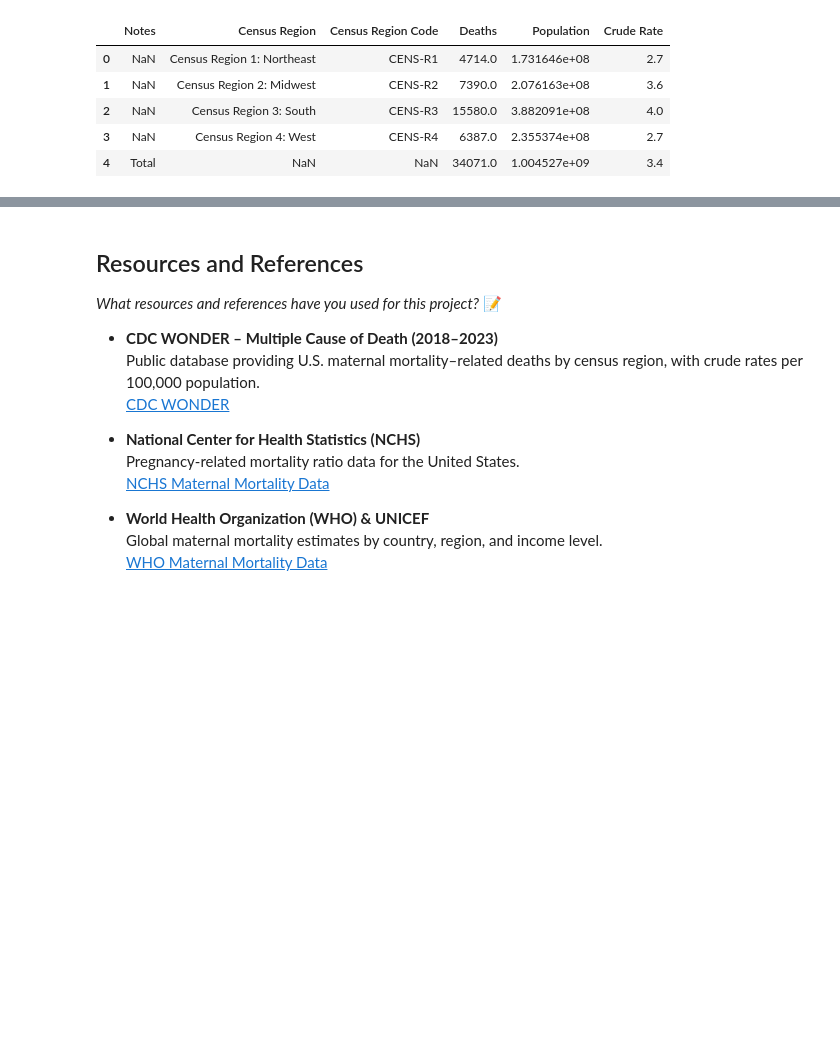
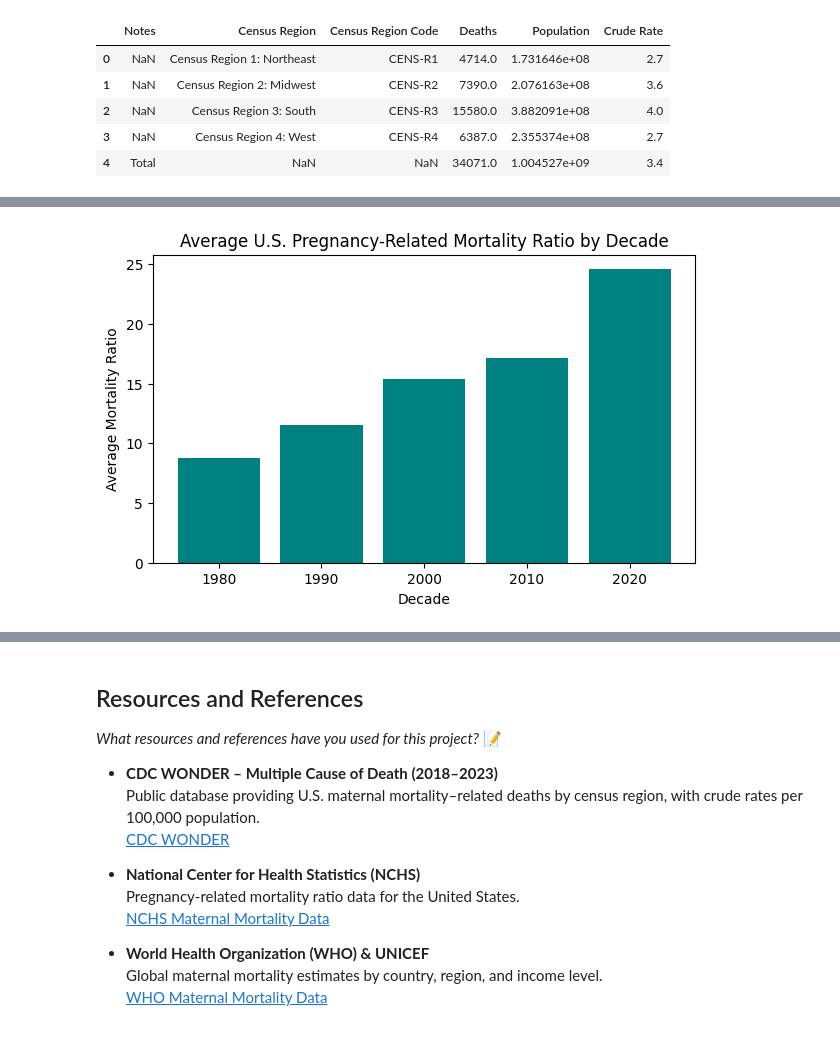
Before and after one commit to IT4063C001-Fall2025/final-project-Eatoyebi, a Jupyter notebook: source.ipynb, the cells around one changed output, grey strips where cells are left out. Drawn from its saved outputs; the diff is of its cells as text; code cells hidden in the pictures; blank space fills up the shorter version.

```diff
--- a/source.ipynb
+++ b/source.ipynb
@@ -161,0 +254,12 @@ WHO Main Data: (4044, 104)
+# %%
+nchs["Decade"] = (nchs["Year"] // 10) * 10
+decade_avg = nchs.groupby("Decade")["Mortality_ratio"].mean().reset_index()
+
+plt.figure(figsize=(7,4))
+plt.bar(decade_avg["Decade"].astype(str), decade_avg["Mortality_ratio"], color="teal")
+plt.title("Average U.S. Pregnancy-Related Mortality Ratio by Decade")
+plt.xlabel("Decade")
+plt.ylabel("Average Mortality Ratio")
+plt.show()
+# %% [output]
+[figure, added]
```
Also changed, not shown: parts of 9 cells of this notebook, 7 other files.
